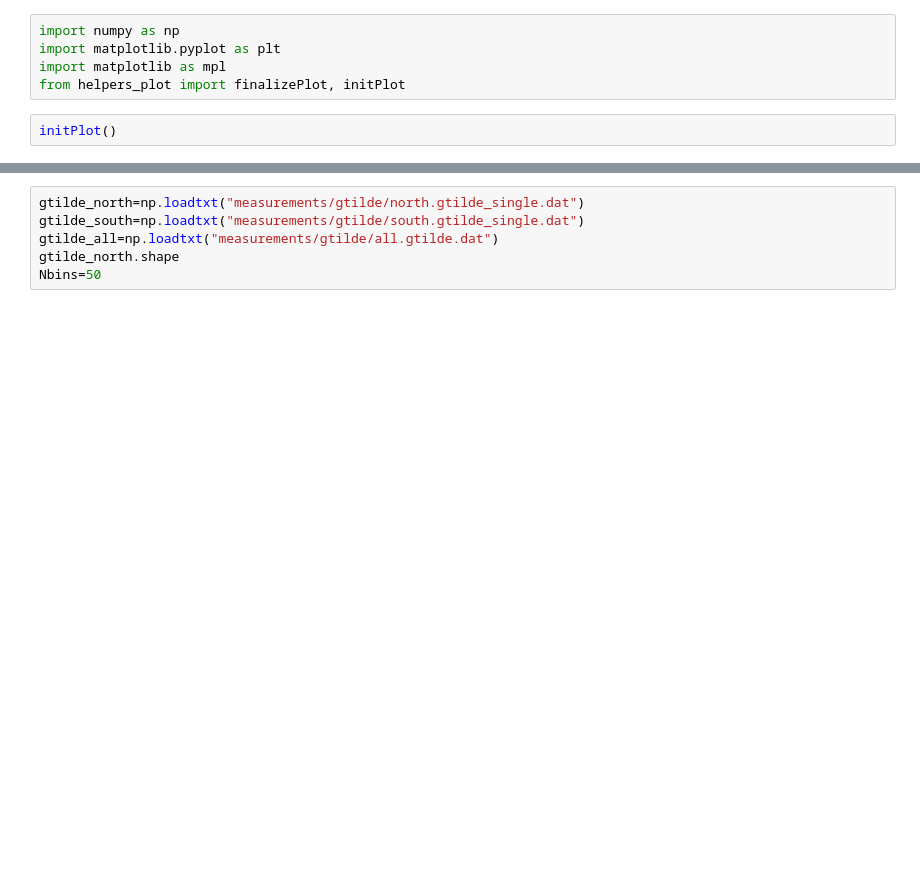
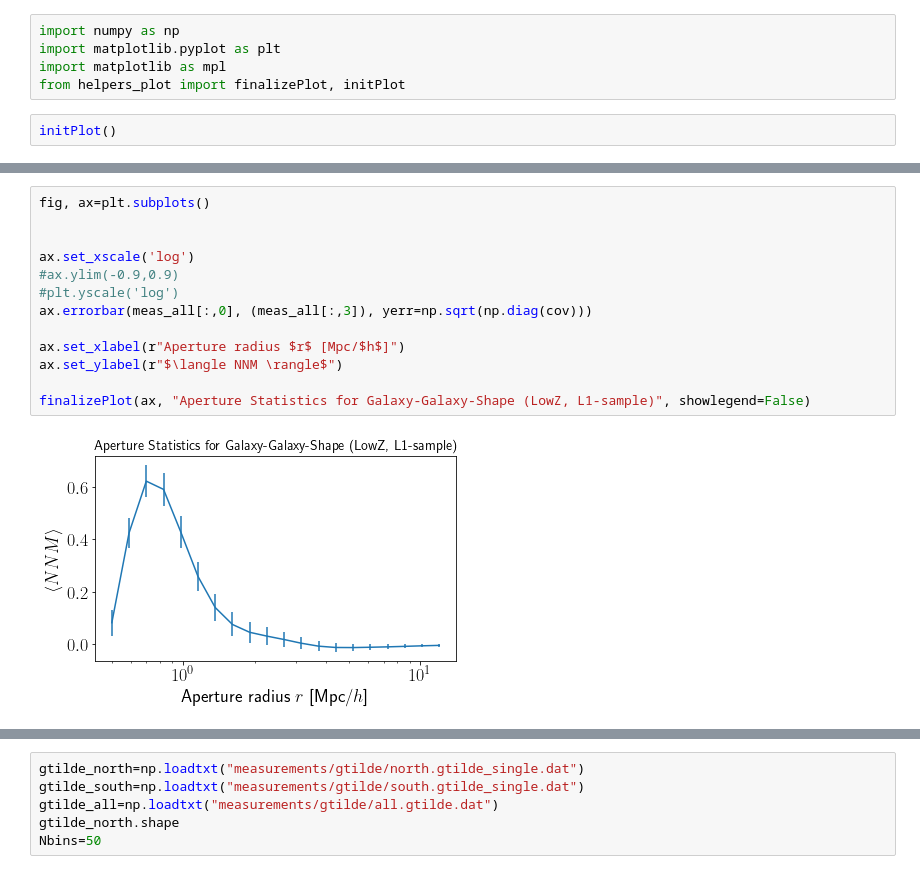
Before and after one commit to llinke1/G3LConGPU, a Jupyter notebook: LowZ/test.ipynb, the cells around one changed output, grey strips where cells are left out. Drawn from its saved outputs; the diff is of its cells as text; blank space fills up the shorter version.

```diff
--- a/LowZ/test.ipynb
+++ b/LowZ/test.ipynb
@@ -7,0 +70,15 @@ initPlot()
+# %%
+fig, ax=plt.subplots()
+
+
+ax.set_xscale('log')
+#ax.ylim(-0.9,0.9)
+#plt.yscale('log')
+ax.errorbar(meas_all[:,0], (meas_all[:,3]), yerr=np.sqrt(np.diag(cov)))
+
+ax.set_xlabel(r"Aperture radius $r$ [Mpc/$h$]")
+ax.set_ylabel(r"$\langle NNM \rangle$")
+
+finalizePlot(ax, "Aperture Statistics for Galaxy-Galaxy-Shape (LowZ, L1-sample)", showlegend=False)
+# %% [output]
+[figure, added]
```
Also changed, not shown: parts of 8 cells of this notebook.
